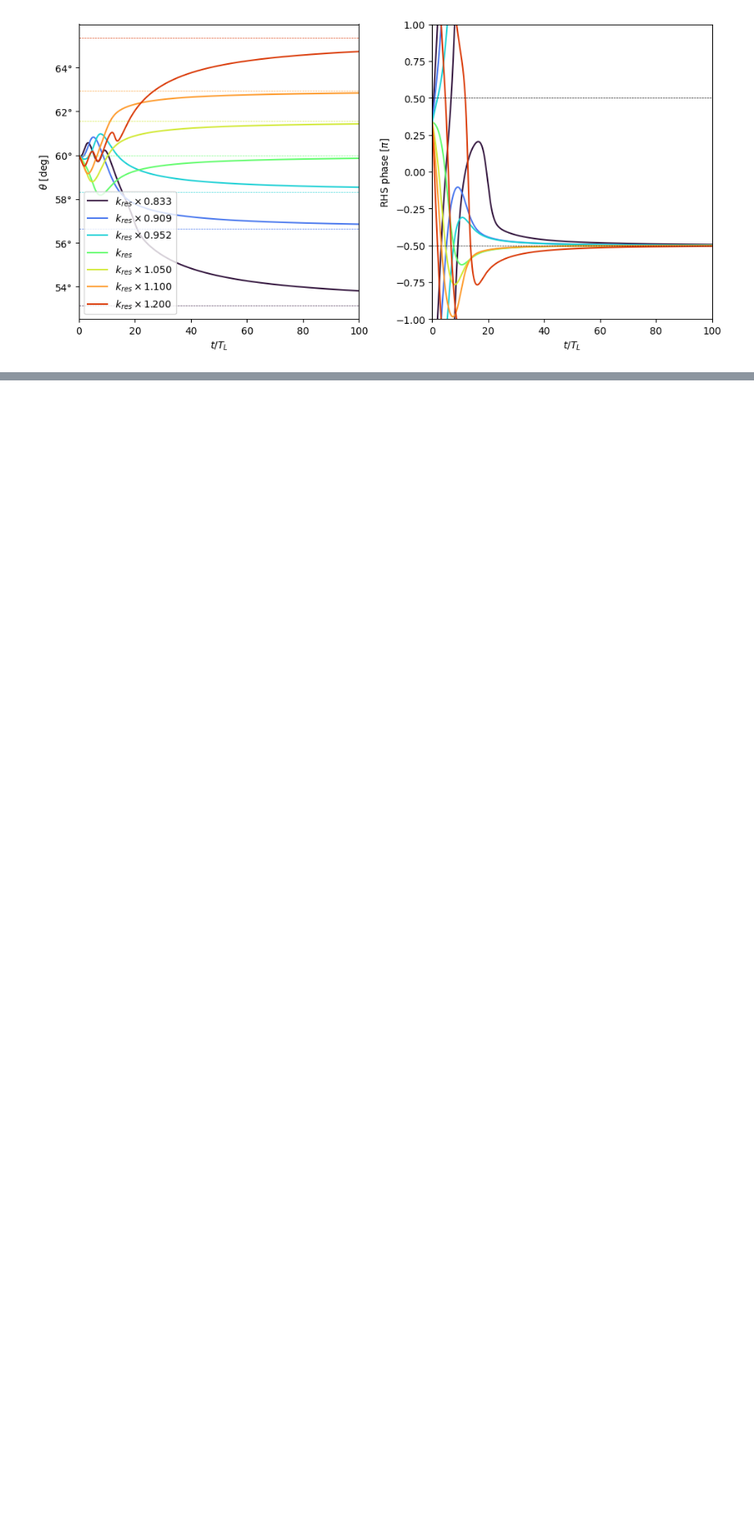
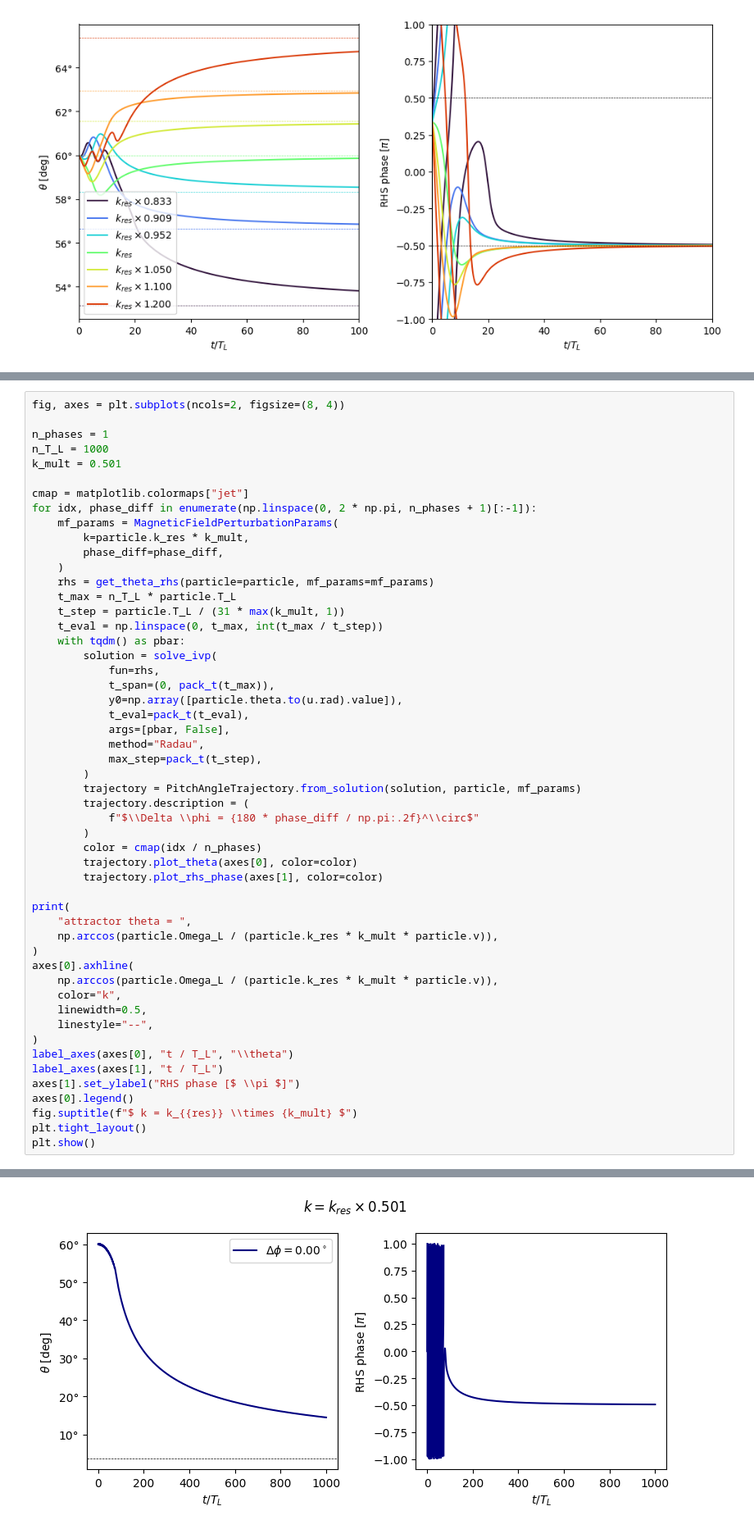
Before and after one commit to nj-vs-vh/gssi-he-th, a Jupyter notebook: Pitch Angle Diffusion Simulation.ipynb, the cells around one changed output, grey strips where cells are left out. Shown at 82% size. Drawn from its saved outputs; the diff is of its cells as text; blank space fills up the shorter version.

```diff
--- a/Pitch Angle Diffusion Simulation.ipynb
+++ b/Pitch Angle Diffusion Simulation.ipynb
@@ -326,0 +351,53 @@ plt.tight_layout()
+# %%
+fig, axes = plt.subplots(ncols=2, figsize=(8, 4))
+
+n_phases = 1
+n_T_L = 1000
+k_mult = 0.501
+
+cmap = matplotlib.colormaps["jet"]
+for idx, phase_diff in enumerate(np.linspace(0, 2 * np.pi, n_phases + 1)[:-1]):
+    mf_params = MagneticFieldPerturbationParams(
+        k=particle.k_res * k_mult,
+        phase_diff=phase_diff,
+    )
+    rhs = get_theta_rhs(particle=particle, mf_params=mf_params)
+    t_max = n_T_L * particle.T_L
+    t_step = particle.T_L / (31 * max(k_mult, 1))
+    t_eval = np.linspace(0, t_max, int(t_max / t_step))
+    with tqdm() as pbar:
+        solution = solve_ivp(
+            fun=rhs,
+            t_span=(0, pack_t(t_max)),
+            y0=np.array([particle.theta.to(u.rad).value]),
+            t_eval=pack_t(t_eval),
+            args=[pbar, False],
+            method="Radau",
+            max_step=pack_t(t_step),
+        )
+        trajectory = PitchAngleTrajectory.from_solution(solution, particle, mf_params)
+        trajectory.description = (
+            f"$\\Delta \\phi = {180 * phase_diff / np.pi:.2f}^\\circ$"
+        )
+        color = cmap(idx / n_phases)
+        trajectory.plot_theta(axes[0], color=color)
+        trajectory.plot_rhs_phase(axes[1], color=color)
+
+print(
+    "attractor theta = ",
+    np.arccos(particle.Omega_L / (particle.k_res * k_mult * particle.v)),
+)
+axes[0].axhline(
+    np.arccos(particle.Omega_L / (particle.k_res * k_mult * particle.v)),
+    color="k",
+    linewidth=0.5,
+    linestyle="--",
+)
+label_axes(axes[0], "t / T_L", "\\theta")
+label_axes(axes[1], "t / T_L")
+axes[1].set_ylabel("RHS phase [$ \\pi $]")
+axes[0].legend()
+fig.suptitle(f"$ k = k_{{res}} \\times {k_mult} $")
+plt.tight_layout()
+plt.show()
+# %% [output]
@@ -326,0 +405 @@ plt.tight_layout()
+[figure, added]
```
Also changed, not shown: parts of 7 cells of this notebook.
